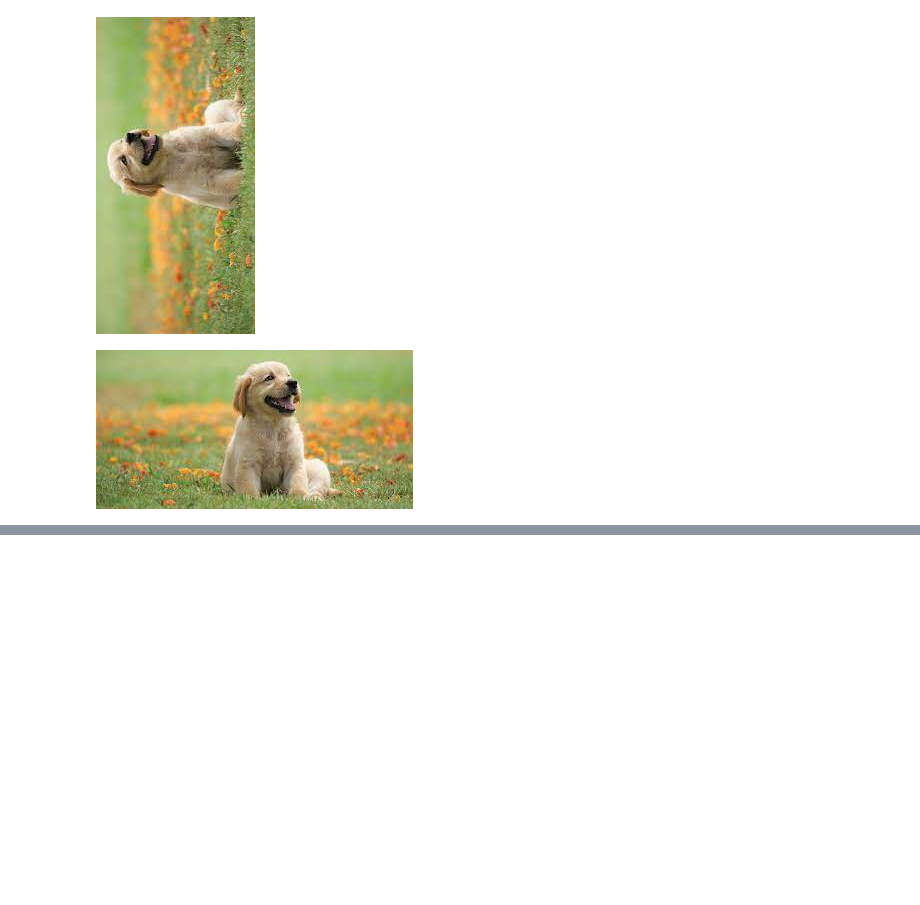
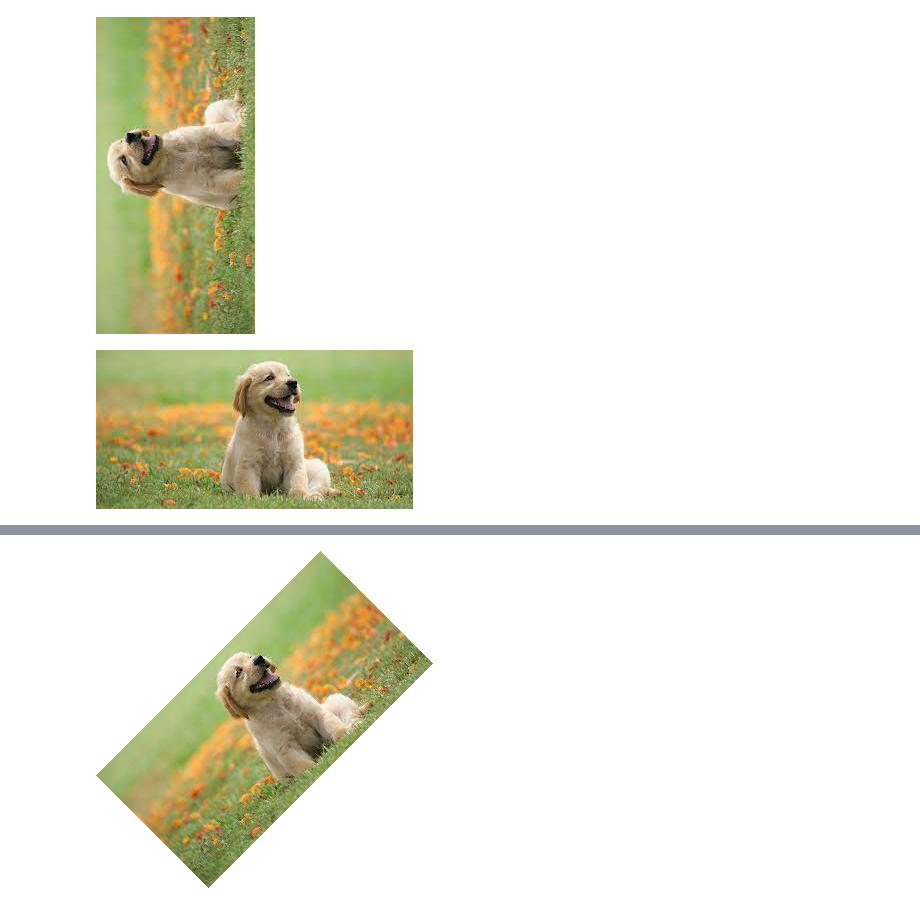
Before and after one commit to AllergicAlligator/Test, a Jupyter notebook: 20220620.ipynb, the cells around one changed output, grey strips where cells are left out. Drawn from its saved outputs; the diff is of its cells as text; code cells hidden in the pictures; blank space fills up the shorter version.

```diff
--- a/20220620.ipynb
+++ b/20220620.ipynb
@@ -77,0 +86,4 @@ im
+# %%
+im.rotate(45,expand=True, fillcolor="white")
+# %% [output]
+[figure, added]
```
Also changed, not shown: parts of 20 cells of this notebook.
